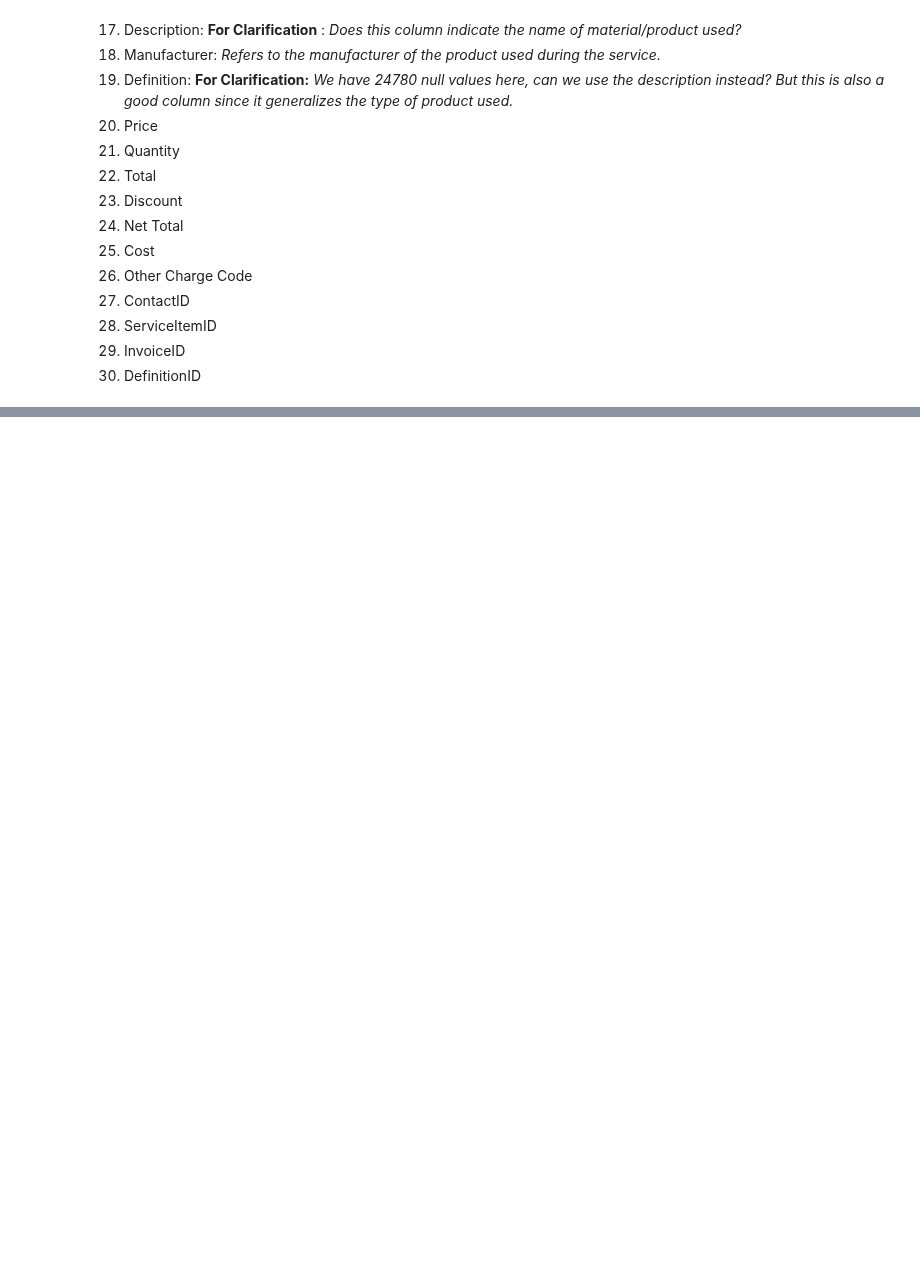
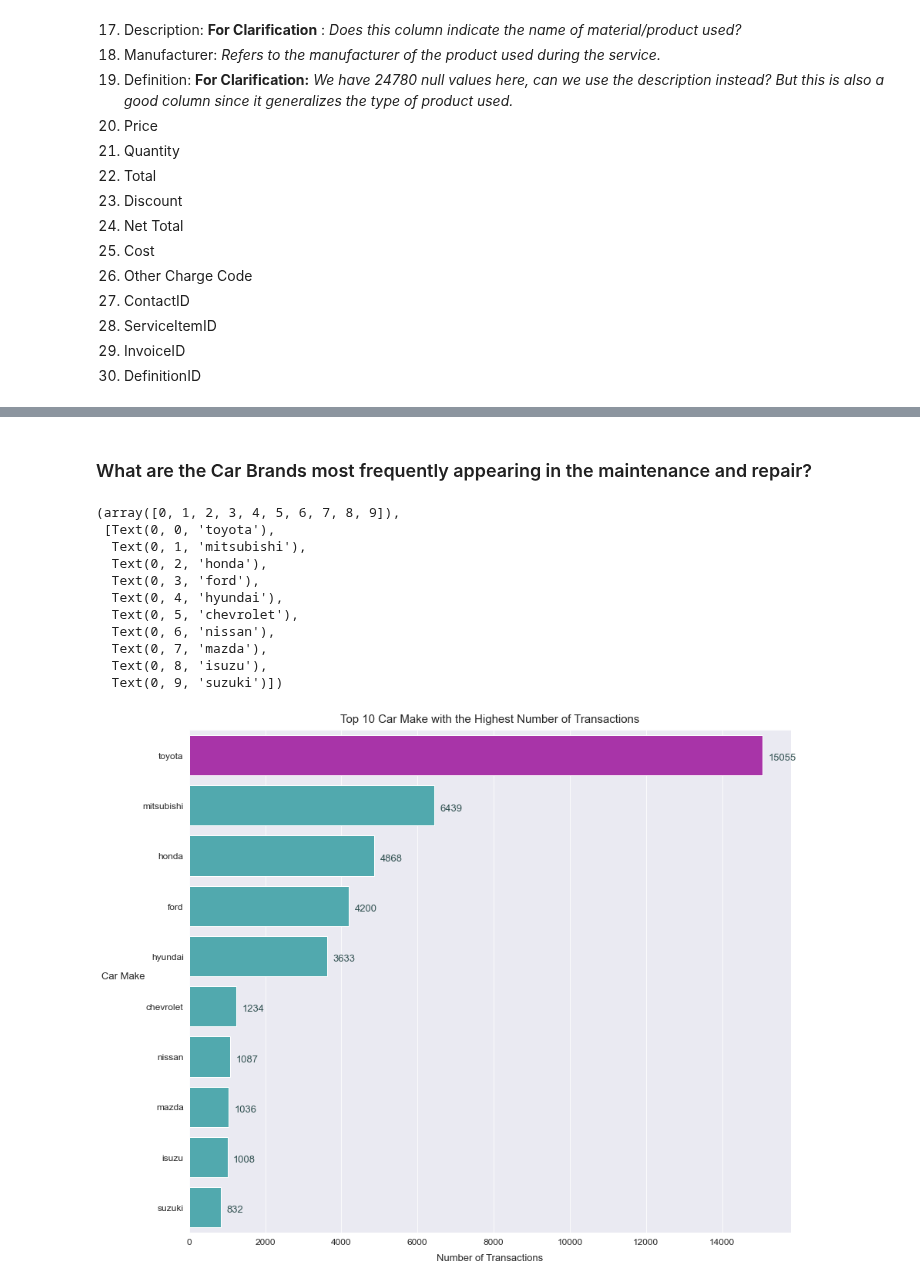
Before and after one commit to just-paul/capstone-autoserved, a Jupyter notebook: Capstone Data Cleaning.ipynb, the cells around one changed output, grey strips where cells are left out. Drawn from its saved outputs; the diff is of its cells as text; code cells hidden in the pictures; blank space fills up the shorter version.

```diff
--- a/Capstone Data Cleaning.ipynb
+++ b/Capstone Data Cleaning.ipynb
@@ -167,0 +197,41 @@ df.shape
+# %% [markdown]
+### What are the Car Brands most frequently appearing in the maintenance and repair?
+# %%
+sns.set_style('darkgrid')
+plt.figure(figsize = (14,12))
+ax = sns.countplot(data = df, y = 'Make', order =df['Make'].value_counts().iloc[:10].index, color ='#42b7bd')
+
+# Setting the annotations
+
+# Setting the the largest value
+patch_h = []
+for patch in ax.patches:
+    reading = patch.get_height()
+    patch_h.append(reading)
+idx_tallest = np.argmax(patch_h) ## patch_h contains the heights of all the patches now
+ax.patches[idx_tallest].set_facecolor('#a834a8') ## np.argmax return the index of largest value of the list
+
+for i in ax.patches:
+    # get_width pulls left or right; get_y pushes up or down
+    ax.text(i.get_width()+150, i.get_y()+.5, \
+            str(round((i.get_width()), 2)), fontsize=13, color='darkslategray')
+
+# Setting the labels and titles
+plt.title('Top 10 Car Make with the Highest Number of Transactions', fontsize = 15, pad = 10)
+plt.xlabel('Number of Transactions', fontsize = 13, labelpad = 10)
+plt.ylabel('Car Make', fontsize = 13, labelpad = 25, rotation = 0)
+plt.xticks(fontsize = 12)
+plt.yticks(fontsize = 12)
+# %% [output]
+(array([0, 1, 2, 3, 4, 5, 6, 7, 8, 9]),
+ [Text(0, 0, 'toyota'),
+  Text(0, 1, 'mitsubishi'),
+  Text(0, 2, 'honda'),
+  Text(0, 3, 'ford'),
+  Text(0, 4, 'hyundai'),
+  Text(0, 5, 'chevrolet'),
+  Text(0, 6, 'nissan'),
+  Text(0, 7, 'mazda'),
+  Text(0, 8, 'isuzu'),
+  Text(0, 9, 'suzuki')])
+[figure, added]
```
Also changed, not shown: parts of 92 cells of this notebook, 3 other files.
